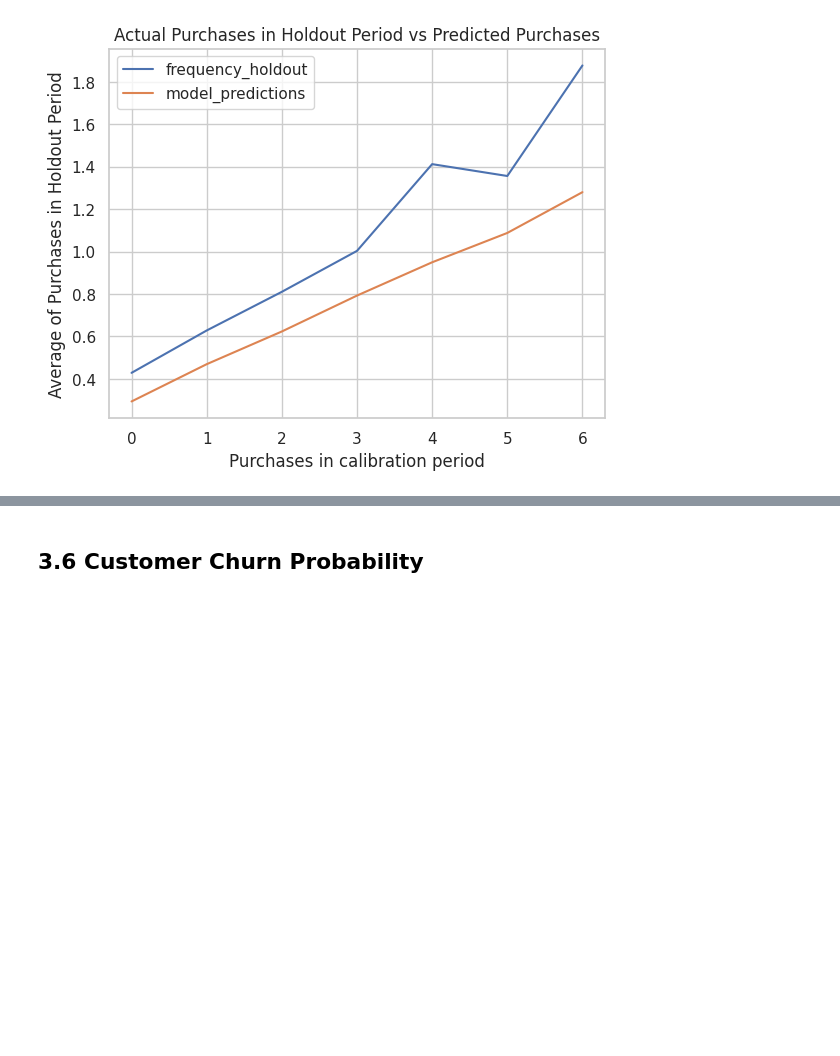
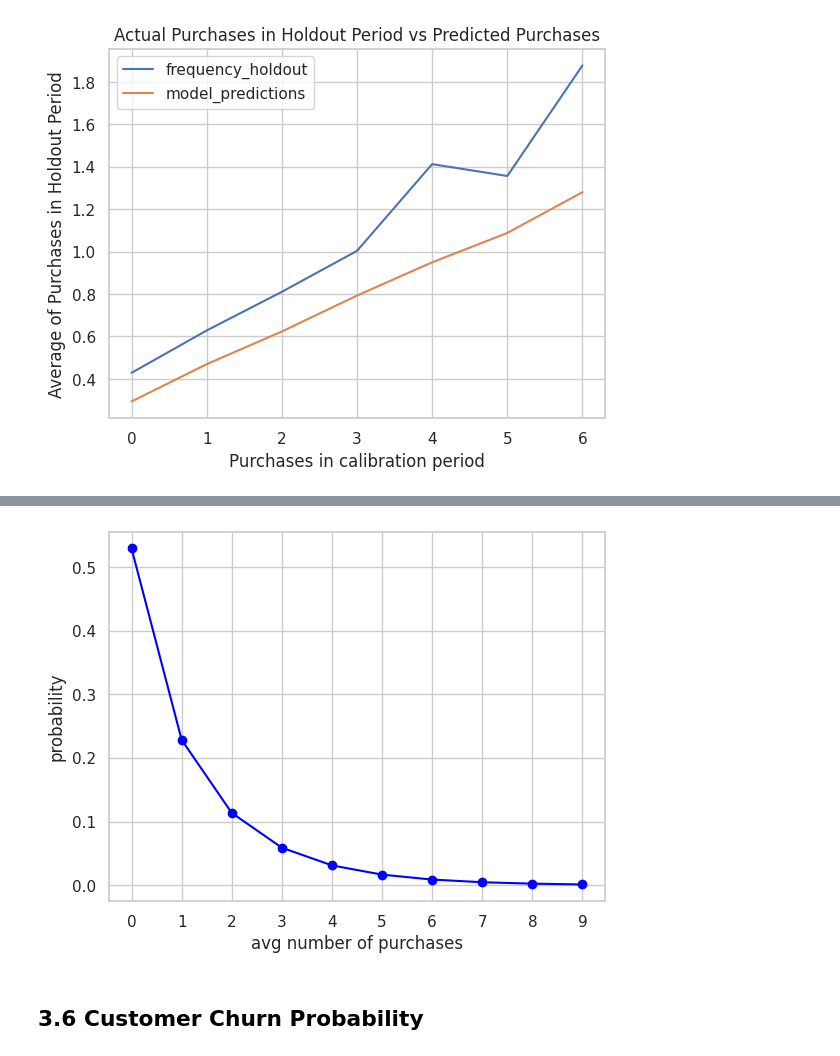
Before and after one commit to Nayoung-young/prj-ecommerce-ltv, a Jupyter notebook: e_commerce_LTV.ipynb, the cells around one changed output, grey strips where cells are left out. Cells and saved outputs as stored; diff of their text form; code cells hidden in the pictures; blank space fills up the shorter version.

Commit message:
Version 4.1.0 (BG/NBD modeling-prediction, 2023-04-28)
## New
- Trying prediction using fitted BG/NBD model

```diff
--- a/e_commerce_LTV.ipynb
+++ b/e_commerce_LTV.ipynb
@@ -1035,0 +952,11 @@ TypeError: ignored
+# %%
+# predict purchases for a selected customer for t days
+t = 30
+cust_id = '12748'
+
+df_rft_C = rfm_train.loc[cust_id,:]
+predC = BGF.predict(    t,
+                        df_rft_C["frequency"],
+                        df_rft_C["recency"],
+                        df_rft_C["T"])
+print("customer", cust_id, ": expected number of purchases within", t, "days =", f'{predC:.1f}')
@@ -1036,3 +1030,24 @@ TypeError: ignored
+# %%
+# helper function: probability of n repeat purchases within t days
+def prob_purch(t, n):
+    p = BGF.probability_of_n_purchases_up_to_time(t, n)
+    return p
+
+  # call helper function: probability of n repeat purchases within t days
+t = 90                  # forecast period, days
+purch = range(0,10,1)   # number of repeat purchases
+probs = [prob_purch(t,n) for n in purch]
+
+dict_probs = dict(zip(purch, probs))
+#_ = [print(k,":",f'{v:.2f}') for k,v in dict_probs.items()]
+
+plt.plot(purch, probs, '-o', color='blue')
+plt.xlabel("avg number of purchases")
+plt.ylabel("probability")
+plt.xticks(purch)
+plt.show()
+# %% [output]
+[figure, added]
 # %% [markdown]
 ## 3.6 Customer Churn Probability
 # %% [markdown]
```
Also changed, not shown: parts of 48 cells of this notebook.
